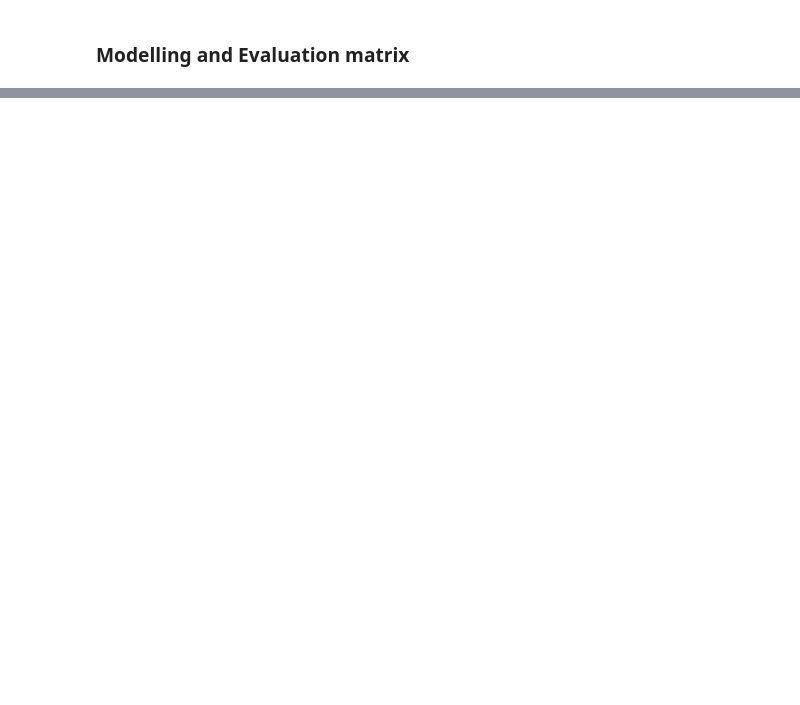
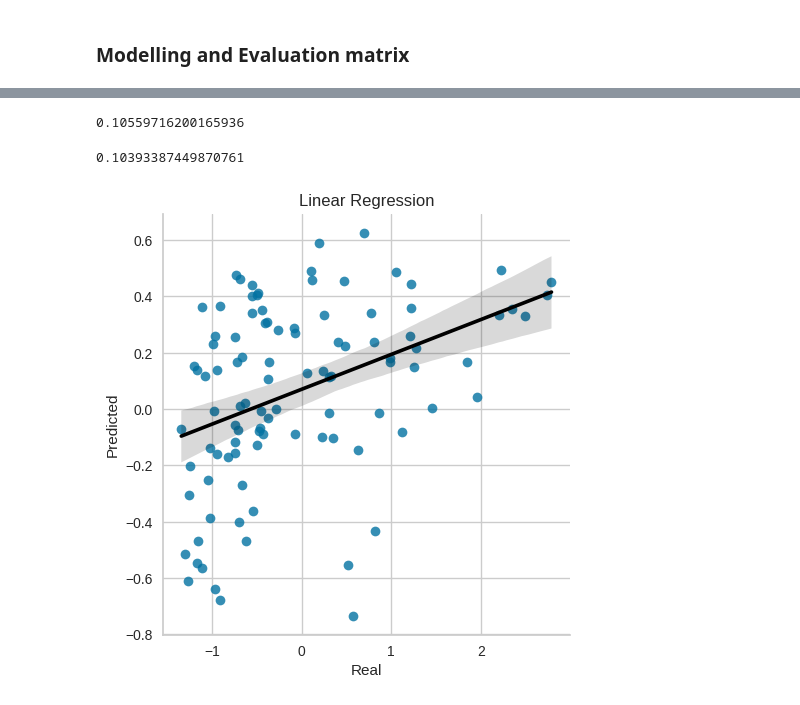
Before and after one commit to SriRamK345/Retail_Sales_Forecast, a Jupyter notebook: ML.ipynb, the cells around one changed output, grey strips where cells are left out. Drawn from its saved outputs; the diff is of its cells as text; code cells hidden in the pictures; blank space fills up the shorter version.

```diff
--- a/ML.ipynb
+++ b/ML.ipynb
@@ -135,0 +127,20 @@ def evaluate_model_cv(model, X, y, cv=10):
+# %%
+LR_model = LinearRegression()
+LR_model.fit(X_train, y_train) # Fit the model
+
+# Make predictions
+y_pred_train = LR_model.predict(X_train)
+y_pred_test = LR_model.predict(X_test) # Predicting the Test set results
+
+# Evaluate the model
+print("### Model Evaluation Results ###\n")
+
+# Training set evaluation
+print("\nTraining Set Evaluation:")
+print("------------------------")
+evaluation_matrix(y_train, y_pred_train)
+
+# Testing set evaluation
+print("\nTesting Set Evaluation:")
+print("-----------------------")
+evaluation_matrix(y_test, y_pred_test)
@@ -135,0 +166,27 @@ def evaluate_model_cv(model, X, y, cv=10):
+# %%
+train_score_LR=LR_model.score(X_train,y_train)
+train_score_LR
+# %% [output]
+0.10559716200165936
+# %%
+test_score_LR=LR_model.score(X_test,y_test)
+test_score_LR
+# %% [output]
+0.10393387449870761
+# %%
+#storing 100 observations for analysis
+simple_lr_pred = y_pred_test[:100]
+simple_lr_real = y_test[:100]
+dataset_lr = pd.DataFrame({'Real':simple_lr_real,'PredictedLR':simple_lr_pred}) #storing these values into dataframe
+# %%
+#storing absolute diffrences between actual sales price and predicted
+dataset_lr['diff']=(dataset_lr['Real']-dataset_lr['PredictedLR']).abs()
+# %%
+#visualising our predictions
+sns.lmplot(x='Real', y='PredictedLR', data=dataset_lr, line_kws={'color': 'black'})
+plt.title('Linear Regression')
+plt.xlabel('Real')
+plt.ylabel('Predicted')
+plt.show()
+# %% [output]
+[figure, added]
```
Also changed, not shown: parts of 65 cells of this notebook.
